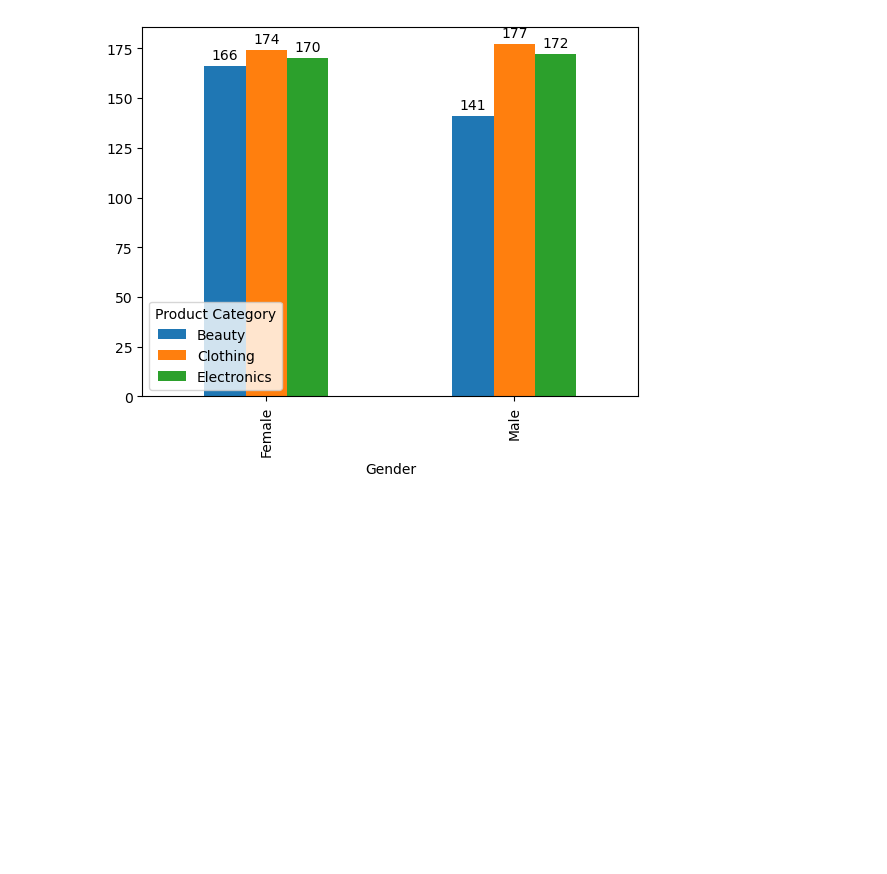
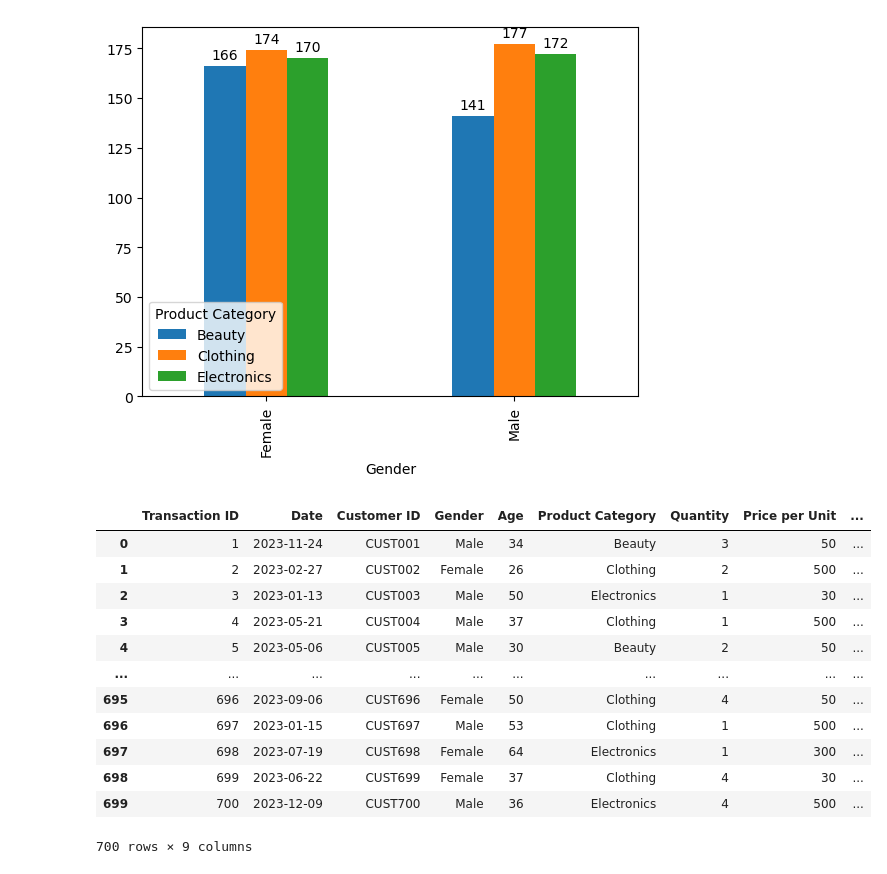
Before and after one commit to Sihle731/Mean_Mode_median_Machine_Learning_Intro, a Jupyter notebook: Mean_median_mode.ipynb, the cells around one changed output. Drawn from its saved outputs; the diff is of its cells as text; code cells hidden in the pictures; blank space fills up the shorter version.

```diff
--- a/Mean_median_mode.ipynb
+++ b/Mean_median_mode.ipynb
@@ -187,0 +190,17 @@ plt.show()
+# %%
+df_training_data = df.head(700)
+df_training_data
+# %% [output]
+|  | Transaction ID | Date | Customer ID | Gender | Age | Product Category | Quantity | Price per Unit | ... |
+| 0 | 1 | 2023-11-24 | CUST001 | Male | 34 | Beauty | 3 | 50 | ... |
+| 1 | 2 | 2023-02-27 | CUST002 | Female | 26 | Clothing | 2 | 500 | ... |
+| 2 | 3 | 2023-01-13 | CUST003 | Male | 50 | Electronics | 1 | 30 | ... |
+| 3 | 4 | 2023-05-21 | CUST004 | Male | 37 | Clothing | 1 | 500 | ... |
+| 4 | 5 | 2023-05-06 | CUST005 | Male | 30 | Beauty | 2 | 50 | ... |
+| ... | ... | ... | ... | ... | ... | ... | ... | ... | ... |
+| 695 | 696 | 2023-09-06 | CUST696 | Female | 50 | Clothing | 4 | 50 | ... |
+| 696 | 697 | 2023-01-15 | CUST697 | Male | 53 | Clothing | 1 | 500 | ... |
+| 697 | 698 | 2023-07-19 | CUST698 | Female | 64 | Electronics | 1 | 300 | ... |
+| 698 | 699 | 2023-06-22 | CUST699 | Female | 37 | Clothing | 4 | 30 | ... |
+| 699 | 700 | 2023-12-09 | CUST700 | Male | 36 | Electronics | 4 | 500 | ... |
+700 rows × 9 columns
```
Also changed, not shown: parts of 3 cells of this notebook.
